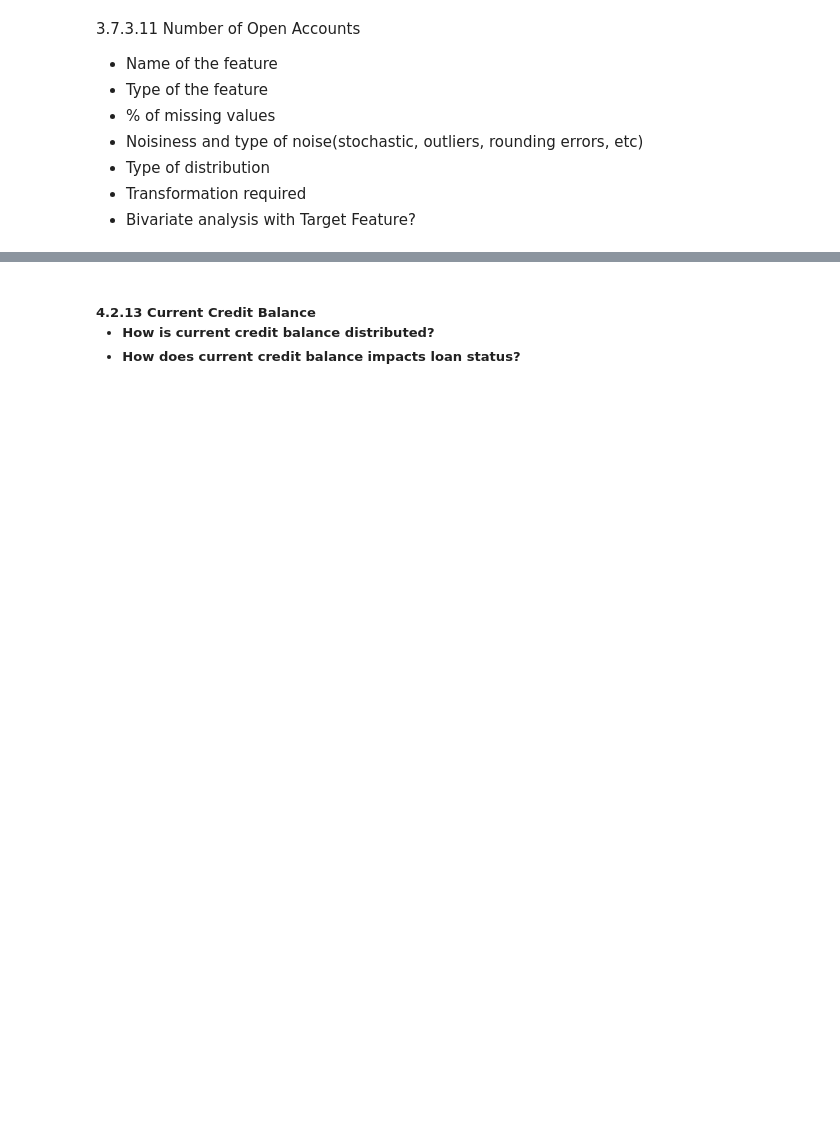
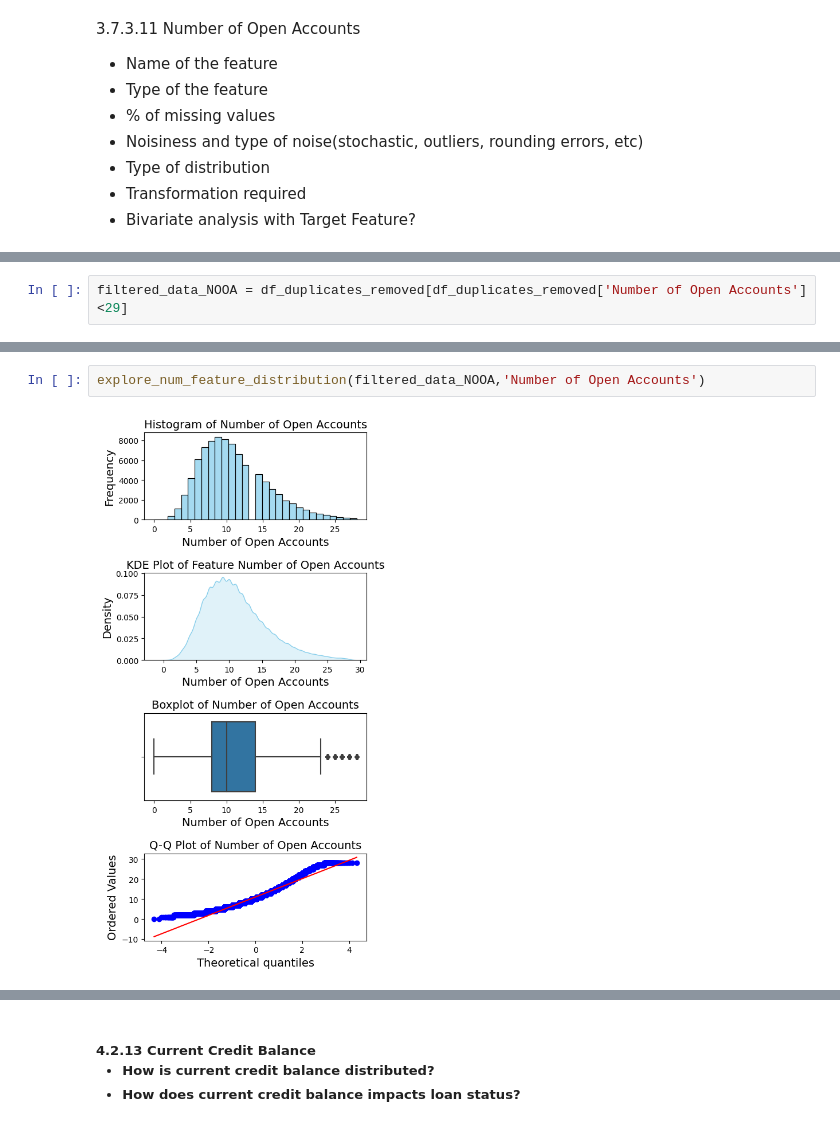
Before and after one commit to RohitDas92/Loan-Approval-Prediction-Project, a Jupyter notebook: loan_approval_prediction_V2.ipynb, the cells around one changed output, grey strips where cells are left out. Cells and saved outputs as stored; diff of their text form; blank space fills up the shorter version.

```diff
--- a/loan_approval_prediction_V2.ipynb
+++ b/loan_approval_prediction_V2.ipynb
@@ -1202,0 +1164,2 @@ plt.show()
+# %%
+filtered_data_NOOA = df_duplicates_removed[df_duplicates_removed['Number of Open Accounts']<29]
@@ -1202,0 +1186,4 @@ plt.show()
+# %%
+explore_num_feature_distribution(filtered_data_NOOA,'Number of Open Accounts')
+# %% [output]
+[figure, added]
```
Also changed, not shown: parts of 27 cells of this notebook.
